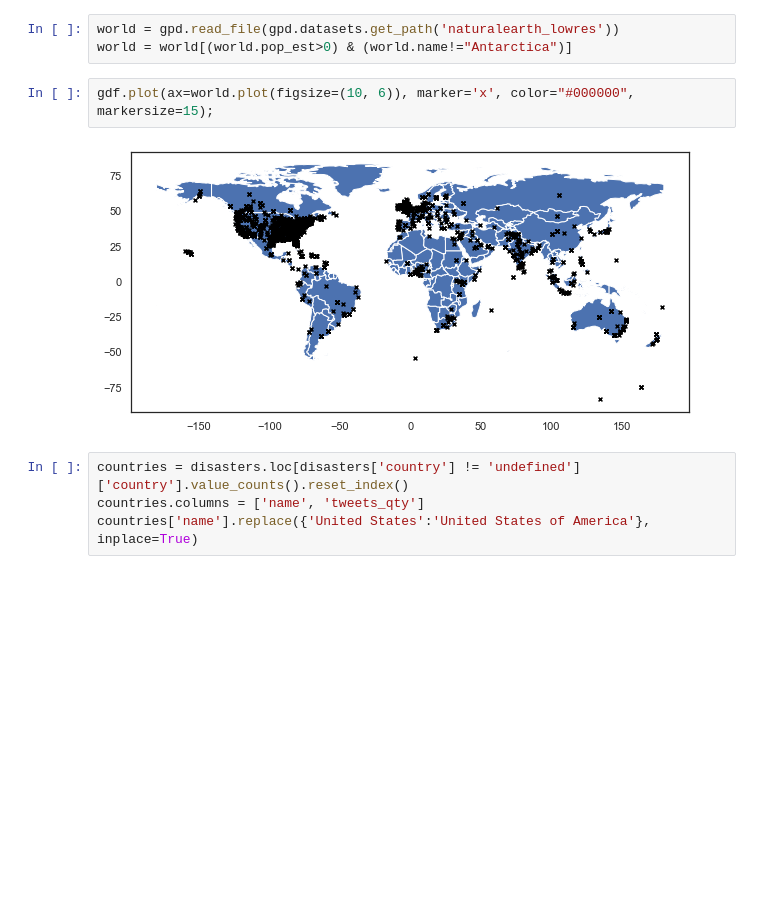
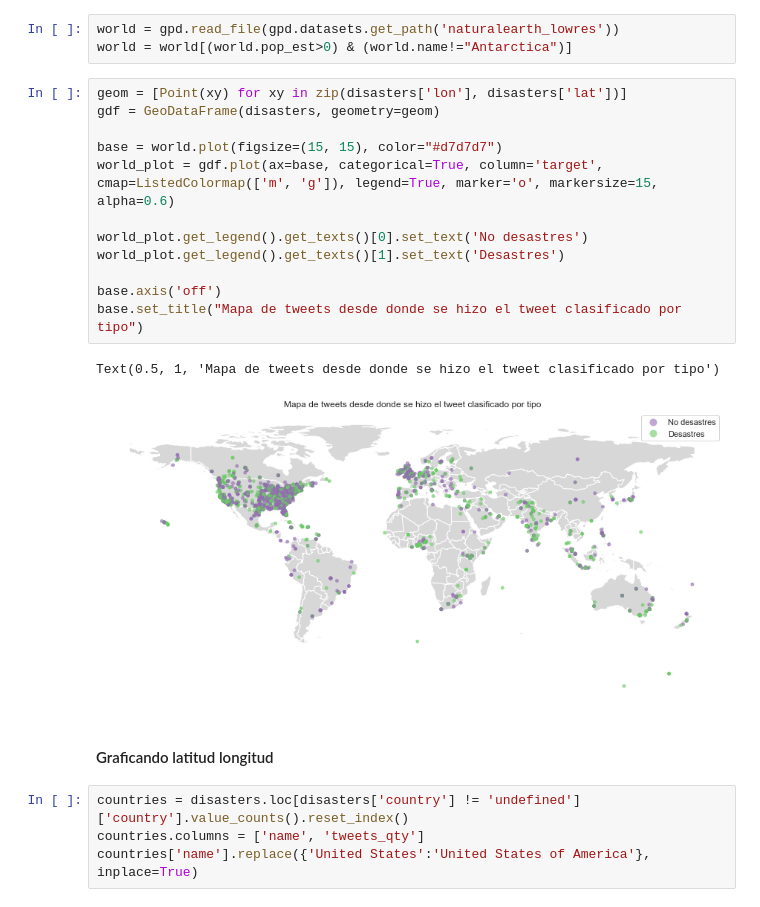
Before and after one commit to AlurrAldrey/OrgaDatosTP, a Jupyter notebook: tp1/TP1_hashtags_mentions.ipynb, the cells around one changed output. Drawn from its saved outputs; the diff is of its cells as text; blank space fills up the shorter version.

```diff
--- a/tp1/TP1_hashtags_mentions.ipynb
+++ b/tp1/TP1_hashtags_mentions.ipynb
@@ -467,10 +554,23 @@ gdf = GeoDataFrame(disasters, geometry=geom)
 # %%
 world = gpd.read_file(gpd.datasets.get_path('naturalearth_lowres'))
 world = world[(world.pop_est>0) & (world.name!="Antarctica")]
-# %%
-gdf.plot(ax=world.plot(figsize=(10, 6)), marker='x', color="#000000", markersize=15);
-# %% [output]
-[figure, removed]
+# %%
+geom = [Point(xy) for xy in zip(disasters['lon'], disasters['lat'])]
+gdf = GeoDataFrame(disasters, geometry=geom)
+
+base = world.plot(figsize=(15, 15), color="#d7d7d7")
+world_plot = gdf.plot(ax=base, categorical=True, column='target', cmap=ListedColormap(['m', 'g']), legend=True, marker='o', markersize=15, alpha=0.6)
+
+world_plot.get_legend().get_texts()[0].set_text('No desastres')
+world_plot.get_legend().get_texts()[1].set_text('Desastres')
+
+base.axis('off')
+base.set_title("Mapa de tweets desde donde se hizo el tweet clasificado por tipo")
+# %% [output]
+Text(0.5, 1, 'Mapa de tweets desde donde se hizo el tweet clasificado por tipo')
+[figure, added]
+# %% [markdown]
+#### Graficando latitud longitud
 # %%
 countries = disasters.loc[disasters['country'] != 'undefined']['country'].value_counts().reset_index()
 countries.columns = ['name', 'tweets_qty']
```
Also changed, not shown: parts of 19 cells of this notebook, 7 other files.
